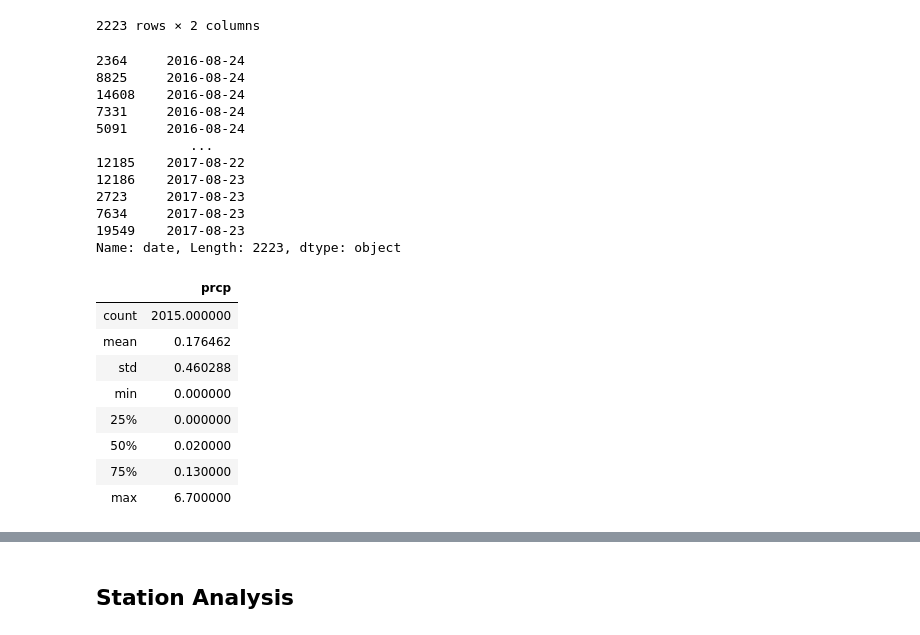
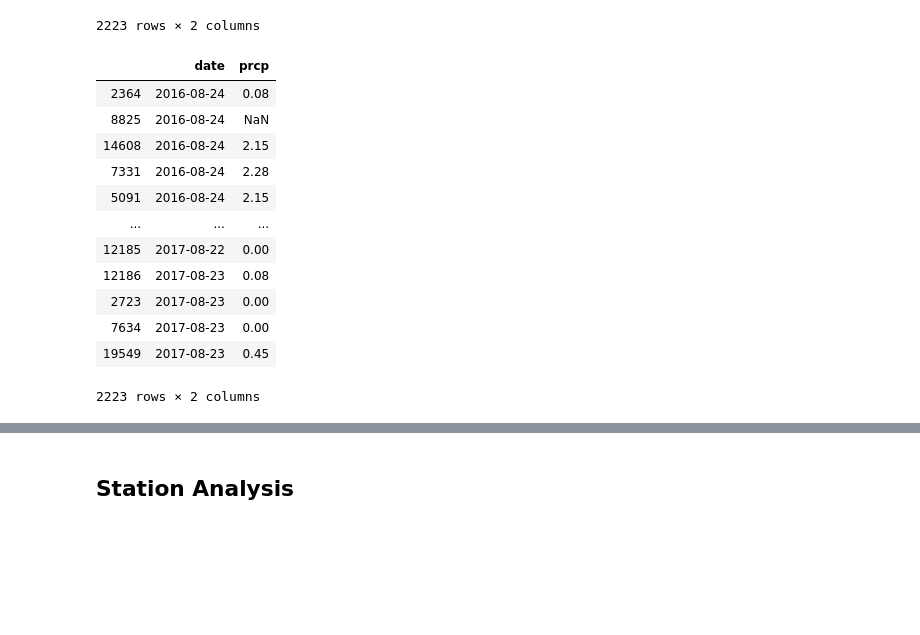
Before and after one commit to kgremillion/sqlalchemy-challenge, a Jupyter notebook: climate_starter.ipynb, the cells around one changed output, grey strips where cells are left out. Cells and saved outputs as stored; diff of their text form; code cells hidden in the pictures; blank space fills up the shorter version.

```diff
--- a/climate_starter.ipynb
+++ b/climate_starter.ipynb
@@ -113,19 +84,3 @@ data_12mo
 | 19548 | 2017-08-22 | 0.50 |
 | 19549 | 2017-08-23 | 0.45 |
 2223 rows × 2 columns
-# %%
-data_12mo.set_index('date')
-data_12mo.date.sort_values()
-# %% [output]
-2364     2016-08-24
-8825     2016-08-24
-14608    2016-08-24
-7331     2016-08-24
-5091     2016-08-24
-            ...
-12185    2017-08-22
-12186    2017-08-23
-2723     2017-08-23
-7634     2017-08-23
-19549    2017-08-23
-Name: date, Length: 2223, dtype: object
@@ -134,12 +87,18 @@ Name: date, Length: 2223, dtype: object
-# %%
-data_12mo.describe()
-# %% [output]
-|  | prcp |
-| count | 2015.000000 |
-| mean | 0.176462 |
-| std | 0.460288 |
-| min | 0.000000 |
-| 25% | 0.000000 |
-| 50% | 0.020000 |
-| 75% | 0.130000 |
-| max | 6.700000 |
+# %%
+# sort the data by the date
+date_12mo_sort = data_12mo.sort_values(by=['date'], ascending=True)
+date_12mo_sort
+# %% [output]
+|  | date | prcp |
+| 2364 | 2016-08-24 | 0.08 |
+| 8825 | 2016-08-24 | NaN |
+| 14608 | 2016-08-24 | 2.15 |
+| 7331 | 2016-08-24 | 2.28 |
+| 5091 | 2016-08-24 | 2.15 |
+| ... | ... | ... |
+| 12185 | 2017-08-22 | 0.00 |
+| 12186 | 2017-08-23 | 0.08 |
+| 2723 | 2017-08-23 | 0.00 |
+| 7634 | 2017-08-23 | 0.00 |
+| 19549 | 2017-08-23 | 0.45 |
+2223 rows × 2 columns
```
Also changed, not shown: parts of 38 cells of this notebook, 1 other file.
